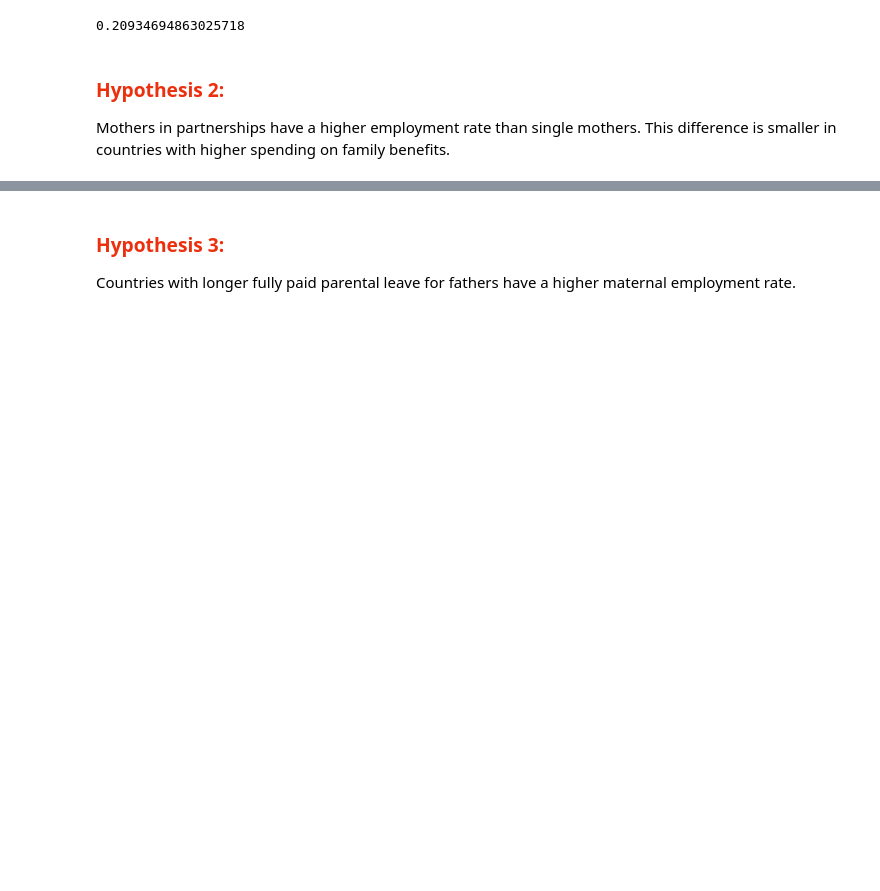
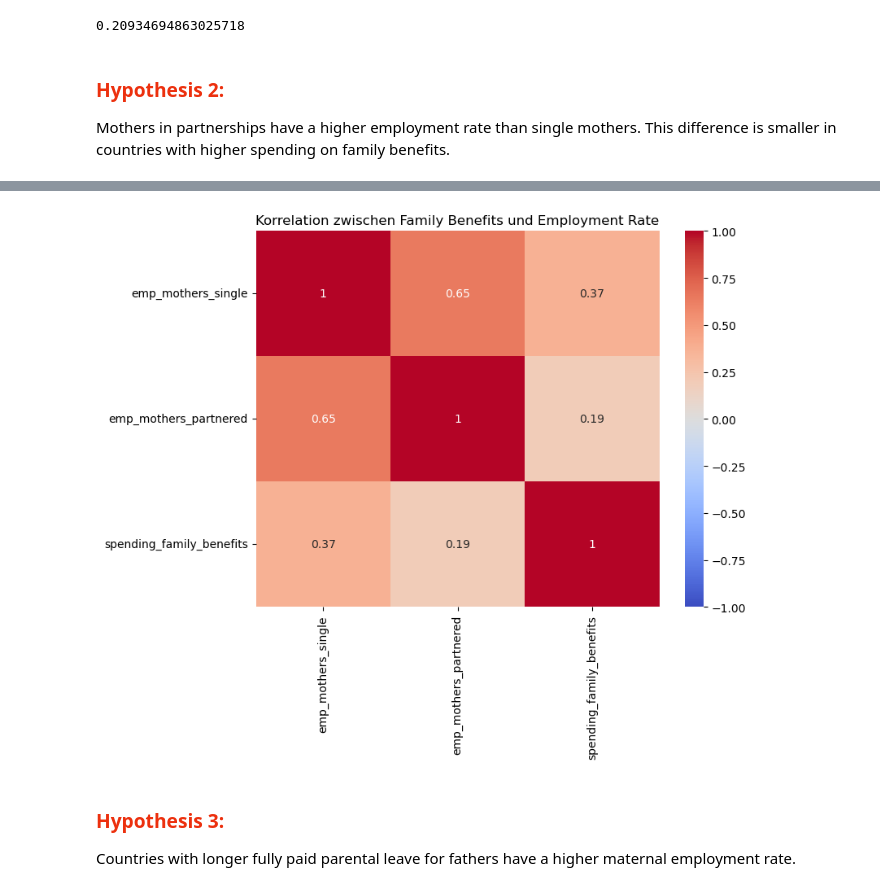
Before and after one commit to Paula0923/maternal-employment, a Jupyter notebook: EDA_maternal-employment.ipynb, the cells around one changed output, grey strips where cells are left out. Drawn from its saved outputs; the diff is of its cells as text; code cells hidden in the pictures; blank space fills up the shorter version.

```diff
--- a/EDA_maternal-employment.ipynb
+++ b/EDA_maternal-employment.ipynb
@@ -1235,3 +1192,12 @@ plt.show()
+# %%
+# Spearman correlation matrix for not normally distributed data
+plt.figure(figsize=(8, 6))
+sns.heatmap(eda_df[["emp_mothers_single", "emp_mothers_partnered", "spending_family_benefits"]].corr(method="spearman"),
+            annot=True, cmap="coolwarm", vmin=-1, vmax=1)
+plt.title("Korrelation zwischen Family Benefits und Employment Rate")
+plt.show()
+# %% [output]
+[figure, added]
 # %% [markdown]
 ### <span style="color: #ec300e;">Hypothesis 3: </span>
 <p>Countries with longer fully paid parental leave for fathers have a higher maternal employment rate.</p>
```
Also changed, not shown: parts of 21 cells of this notebook.
